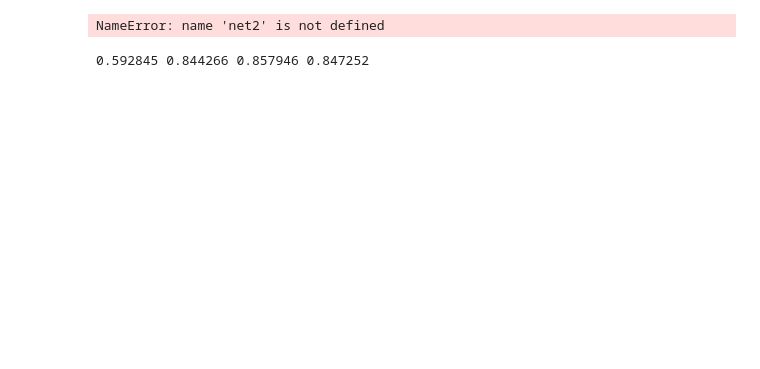
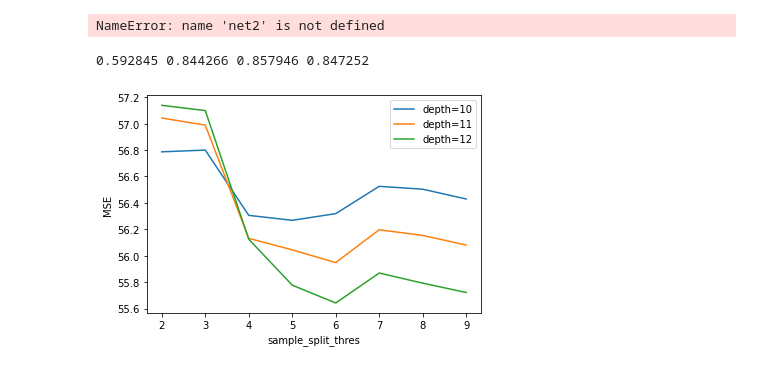
Before and after one commit to samilarinc/DL_CPP, a Jupyter notebook: data_prep.ipynb, the cells around one changed output. Drawn from its saved outputs; the diff is of its cells as text; code cells hidden in the pictures; blank space fills up the shorter version.

```diff
--- a/data_prep.ipynb
+++ b/data_prep.ipynb
@@ -334,0 +366,18 @@ with open('labels.pkl', 'wb') as f:
+# %%
+losses = []
+losses.append([56.78696963411451, 56.79988706577163, 56.30567087769273, 56.26798248379765, 56.31875922801334, 56.52551989496126, 56.50387365186174, 56.42948998183488])
+losses.append([57.04300139394967, 56.98894406607251, 56.1317550632788, 56.04419688826381, 55.947680315078784, 56.19645383998316, 56.153669585505305, 56.08066101954237])
+losses.append([57.13901215974242, 57.0993010983182, 56.12516216489861, 55.77690033684333, 55.64173109781663, 55.86875157070448, 55.79222879860492, 55.721369012839155])
+splits = [2, 3, 4, 5, 6, 7, 8, 9]
+
+import matplotlib.pyplot as plt
+
+plt.plot(splits, losses[0], label='depth=10')
+plt.plot(splits, losses[1], label='depth=11')
+plt.plot(splits, losses[2], label='depth=12')
+plt.legend()
+plt.xlabel('sample_split_thres')
+plt.ylabel('MSE')
+plt.show()
+# %% [output]
+[figure, added]
```
Also changed, not shown: parts of 6 cells of this notebook, 23 other files.
